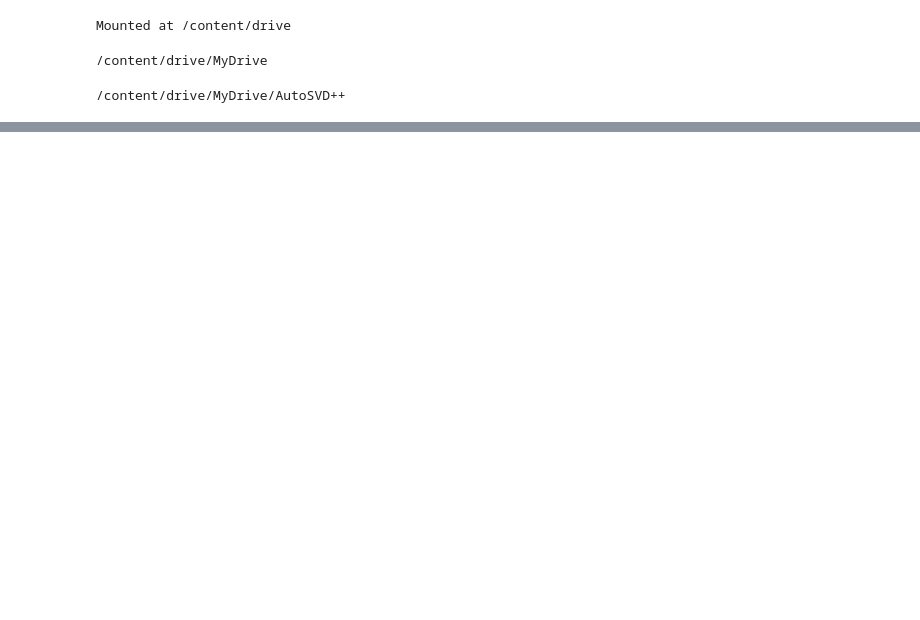
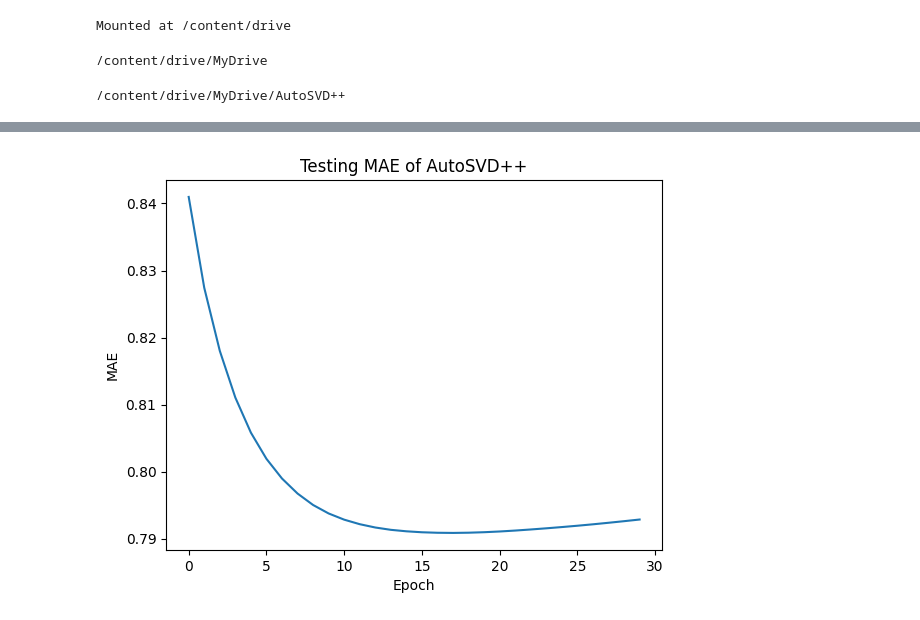
Before and after one commit to med1844/Restaurante-Recommende-System, a Jupyter notebook: AutoSVDpp/Training.ipynb, the cells around one changed output, grey strips where cells are left out. Drawn from its saved outputs; the diff is of its cells as text; code cells hidden in the pictures; blank space fills up the shorter version.

```diff
--- a/AutoSVDpp/Training.ipynb
+++ b/AutoSVDpp/Training.ipynb
@@ -64,0 +152,9 @@ Number of users=86; Number of items=100
+# %%
+# Plotting the NumPy array as a line plot
+plt.plot(mae)
+plt.title('Testing MAE of AutoSVD++')
+plt.xlabel('Epoch')
+plt.ylabel('MAE')
+plt.show()
+# %% [output]
+[figure, added]
```
Also changed, not shown: parts of 23 cells of this notebook, 5 other files.
